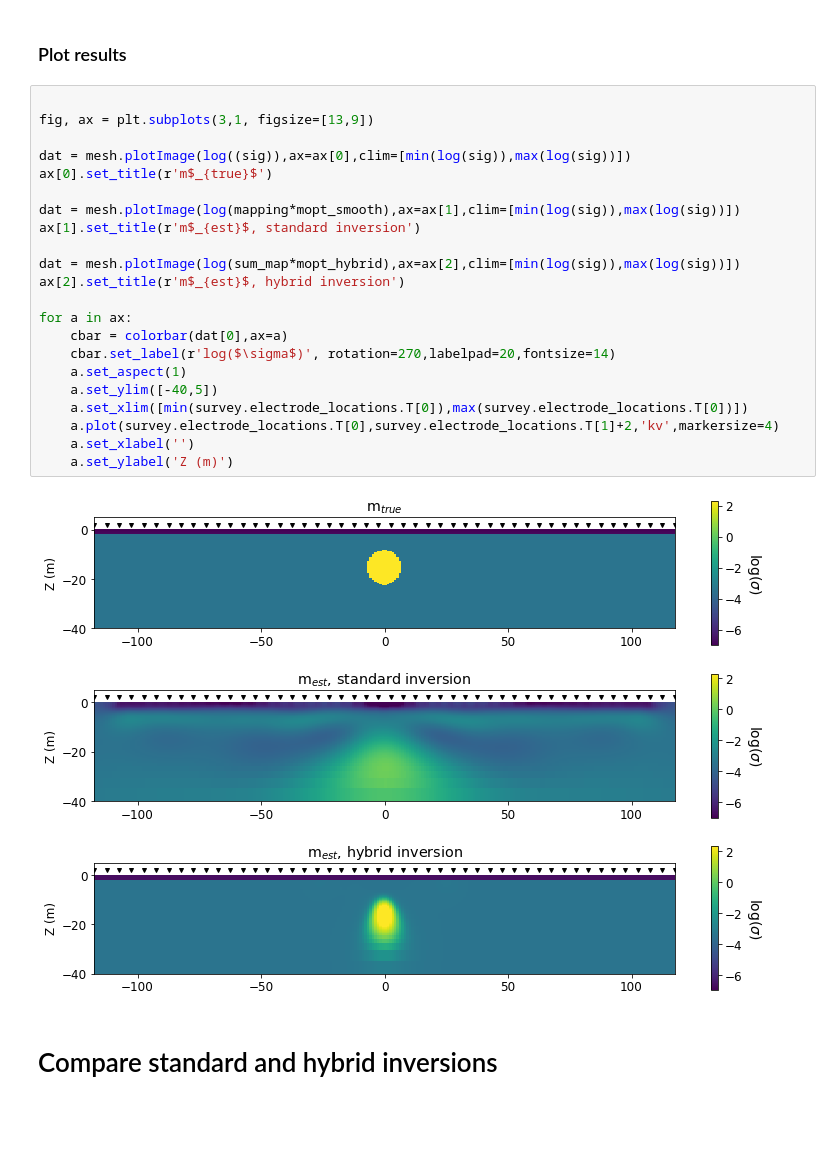
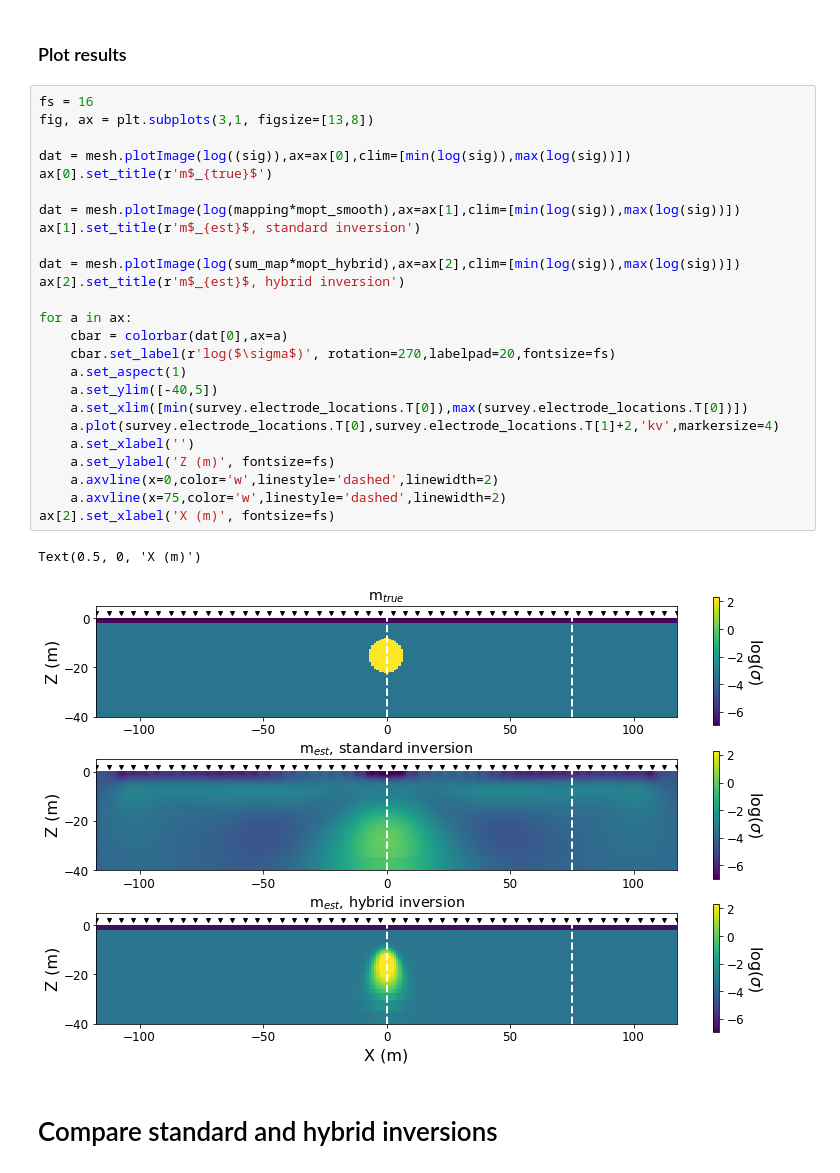
Before and after one commit to simpeg-research/Herring-2021-Hybrid-ERT-Inversion, a Jupyter notebook: frozen layer.ipynb, the cells around one changed output. Saved outputs shown, nothing was run; the diff lists cells and outputs as text; blank space fills up the shorter version.

```diff
--- a/frozen layer.ipynb
+++ b/frozen layer.ipynb
@@ -515,29 +514,33 @@ Mean percent data error =  2.112798152241644
 # %% [markdown]
 ### Plot results
 # %%
-
-fig, ax = plt.subplots(3,1, figsize=[13,9])
+fs = 16
+fig, ax = plt.subplots(3,1, figsize=[13,8])
 
 dat = mesh.plotImage(log((sig)),ax=ax[0],clim=[min(log(sig)),max(log(sig))])
 ax[0].set_title(r'm$_{true}$')
 
 dat = mesh.plotImage(log(mapping*mopt_smooth),ax=ax[1],clim=[min(log(sig)),max(log(sig))])
 ax[1].set_title(r'm$_{est}$, standard inversion')
 
 dat = mesh.plotImage(log(sum_map*mopt_hybrid),ax=ax[2],clim=[min(log(sig)),max(log(sig))])
 ax[2].set_title(r'm$_{est}$, hybrid inversion')
 
 for a in ax:
     cbar = colorbar(dat[0],ax=a)
-    cbar.set_label(r'log($\sigma$)', rotation=270,labelpad=20,fontsize=14)
+    cbar.set_label(r'log($\sigma$)', rotation=270,labelpad=20,fontsize=fs)
     a.set_aspect(1)
     a.set_ylim([-40,5])
     a.set_xlim([min(survey.electrode_locations.T[0]),max(survey.electrode_locations.T[0])])
     a.plot(survey.electrode_locations.T[0],survey.electrode_locations.T[1]+2,'kv',markersize=4)
     a.set_xlabel('')
-    a.set_ylabel('Z (m)')
+    a.set_ylabel('Z (m)', fontsize=fs)
+    a.axvline(x=0,color='w',linestyle='dashed',linewidth=2)
+    a.axvline(x=75,color='w',linestyle='dashed',linewidth=2)
+ax[2].set_xlabel('X (m)', fontsize=fs)
 # %% [output]
+Text(0.5, 0, 'X (m)')
-[figure, old version]
+[figure, new version]
 # %% [markdown]
 # Compare standard and hybrid inversions
 # %%
```
Also changed, not shown: parts of 5 cells of this notebook.
